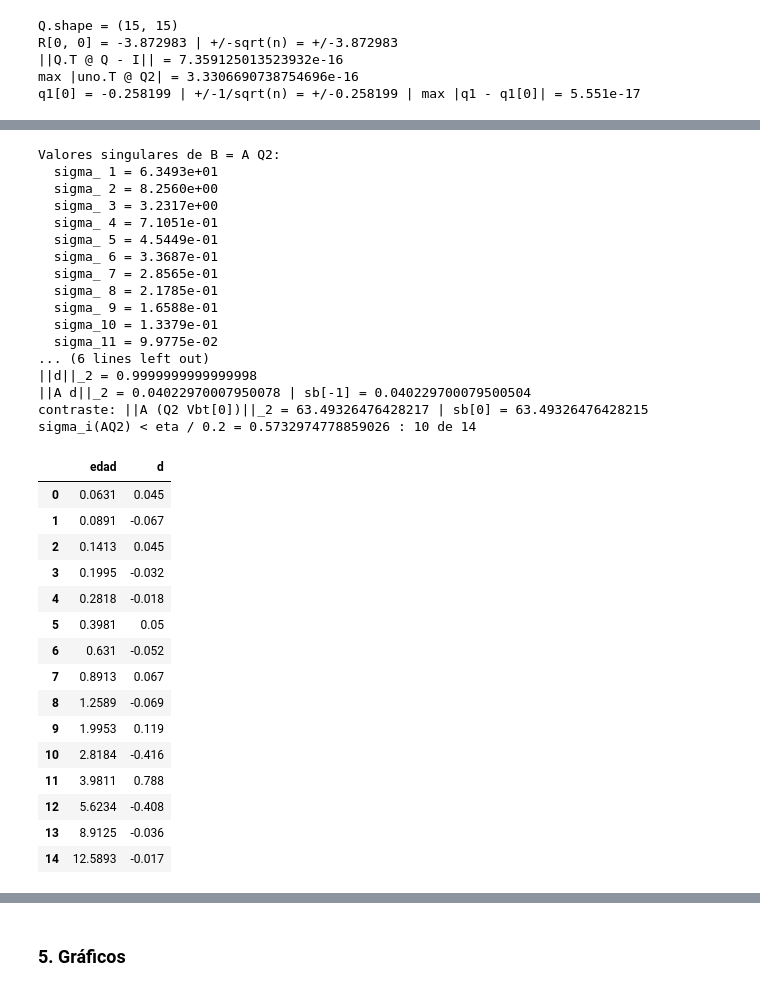
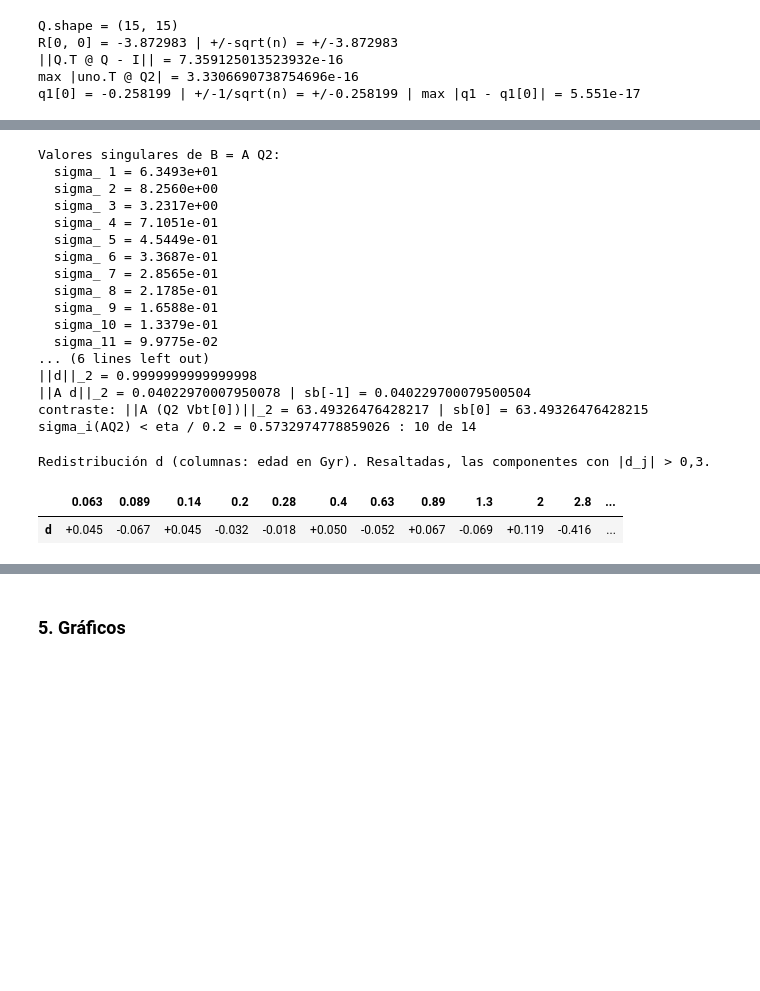
Before and after one commit to emalincic/TP2---M-todos-Num-ricos, a Jupyter notebook: Lincic_Aguilera.ipynb, the cells around one changed output, grey strips where cells are left out. Drawn from its saved outputs; the diff is of its cells as text; code cells hidden in the pictures; blank space fills up the shorter version.

```diff
--- a/Lincic_Aguilera.ipynb
+++ b/Lincic_Aguilera.ipynb
@@ -542,11 +542,37 @@ comp = pd.DataFrame({
     "error rel. (x_LS - x_real)/x_real": (x_ls - x_real) / x_real,
 })
 
-print("Por componente:")
-print(comp.to_string(index=False, float_format=lambda v: f"{v:.6g}"))
-print()
-print("Métricas globales:")
-tabla_metricas
+# Para mostrar: nombres legibles y un formato por fila (los datos de tabla_metricas no cambian)
+nombres = {
+    "||Ax - b||_2": "Residuo ‖Ax − b‖₂",
+    "||Ax - b||_2 / eta": "Residuo / η",
+    "||Ax - b|| / ||b||": "Residuo relativo ‖Ax − b‖ / ‖b‖",
+    "RMS del residuo ||Ax - b|| / sqrt(m)": "RMS del residuo",
+    "R^2 = 1 - ||Ax - b||^2 / ||b - mean(b)||^2": "R²",
+    "||Ax - b_ideal||_2": "‖Ax − b_ideal‖₂",
+    "||x - x_real|| / ||x_real||": "Error en x: ‖x − x_real‖ / ‖x_real‖",
+    "max|x - x_real|": "máx |x − x_real|",
+    "sum x": "Σ x",
+    "componentes negativas": "Componentes negativas",
+}
+formato_fila = {
+    "Residuo ‖Ax − b‖₂": "{:.4f}", "Residuo / η": "{:.4f}", "Residuo relativo ‖Ax − b‖ / ‖b‖": "{:.3%}",
+    "RMS del residuo": "{:.3g}", "R²": "{:.5f}", "‖Ax − b_ideal‖₂": "{:.3g}",
+    "Error en x: ‖x − x_real‖ / ‖x_real‖": "{:.1%}", "máx |x − x_real|": "{:.4f}",
+    "Σ x": "{:.5f}", "Componentes negativas": "{:.0f}",
+}
+vista = tabla_metricas.rename(index=nombres)
+estilo = vista.style.set_caption("Métricas globales")
+for fila, fmt in formato_fila.items():
+    estilo = estilo.format(fmt, subset=pd.IndexSlice[fila, :])
+display(estilo)
+
+display(comp.style
+        .hide(axis="index")
+        .format({"edad [Gyr]": lambda e: f"{e:.2g}" if e < 10 else f"{e:.3g}", "x_real": "{:.4f}", "x_LS": "{:.4f}",
+                 "x_LS - x_real": "{:+.4f}", "error rel. (x_LS - x_real)/x_real": "{:+.1%}"})
+        .relabel_index(["Edad [Gyr]", "x_real", "x_LS", "x_LS − x_real", "Error relativo"], axis="columns")
+        .set_caption("Por componente"))
 # %% [output]
 ||P e|| = 0.00786813184895979 | sigma*sqrt(n) = 0.00677088545990864
 amplificación del error relativo = 93.55802725897688
@@ -1536,51 +1600,43 @@ c = Vbt[-1]
 d = Q2 @ c
 # El signo de un vector singular es arbitrario: lo elijo para que la componente de mayor módulo sea positiva
 if d[np.argmax(np.abs(d))] < 0:
     d = -d
 
 print("uno.T @ d =", uno @ d)
 print("||d||_2 =", np.linalg.norm(d))
 print("||A d||_2 =", np.linalg.norm(A @ d), "| sb[-1] =", sb[-1])
 print("contraste: ||A (Q2 Vbt[0])||_2 =", np.linalg.norm(A @ (Q2 @ Vbt[0])), "| sb[0] =", sb[0])
 # Cuento las redistribuciones que con un cambio ||dx|| = 0.2 dan ||A dx|| < eta
 print("sigma_i(AQ2) < eta / 0.2 =", eta / 0.2, ":", np.sum(sb < eta / 0.2), "de", len(sb))
 
-tabla_d = pd.DataFrame({"edad": edades, "d": d.round(3)})
-tabla_d
+# Una fila con las 15 edades como columnas (en Gyr); resalto las componentes grandes de d
+etiquetas_edad = [f"{e:.2g}" if e < 10 else f"{e:.3g}" for e in edades]
+tabla_d = pd.DataFrame([d], index=["d"], columns=etiquetas_edad)
+display(tabla_d.style
+        .format("{:+.3f}")
+        .apply(lambda fila: ["background-color: rgba(255, 193, 7, 0.30); font-weight: bold" if abs(v) > 0.3 else "" for v in fila], axis=1)
+        .set_caption("Redistribución d (columnas: edad en Gyr). Resaltadas, las componentes con |d_j| > 0,3."))
 # %% [output]
 Valores singulares de B = A Q2:
   sigma_ 1 = 6.3493e+01
   sigma_ 2 = 8.2560e+00
   sigma_ 3 = 3.2317e+00
   sigma_ 4 = 7.1051e-01
   sigma_ 5 = 4.5449e-01
   sigma_ 6 = 3.3687e-01
   sigma_ 7 = 2.8565e-01
   sigma_ 8 = 2.1785e-01
   sigma_ 9 = 1.6588e-01
   sigma_10 = 1.3379e-01
   sigma_11 = 9.9775e-02
 ... (6 lines left out)
 ||d||_2 = 0.9999999999999998
 ||A d||_2 = 0.04022970007950078 | sb[-1] = 0.040229700079500504
 contraste: ||A (Q2 Vbt[0])||_2 = 63.49326476428217 | sb[0] = 63.49326476428215
 sigma_i(AQ2) < eta / 0.2 = 0.5732974778859026 : 10 de 14
+Redistribución d (columnas: edad en Gyr). Resaltadas, las componentes con |d_j| > 0,3.
-|  | edad | d |
-| 0 | 0.0631 | 0.045 |
-| 1 | 0.0891 | -0.067 |
-| 2 | 0.1413 | 0.045 |
-| 3 | 0.1995 | -0.032 |
-| 4 | 0.2818 | -0.018 |
-| 5 | 0.3981 | 0.05 |
-| 6 | 0.631 | -0.052 |
-| 7 | 0.8913 | 0.067 |
-| 8 | 1.2589 | -0.069 |
-| 9 | 1.9953 | 0.119 |
-| 10 | 2.8184 | -0.416 |
-| 11 | 3.9811 | 0.788 |
-| 12 | 5.6234 | -0.408 |
-| 13 | 8.9125 | -0.036 |
-| 14 | 12.5893 | -0.017 |
+|  | 0.063 | 0.089 | 0.14 | 0.2 | 0.28 | 0.4 | 0.63 | 0.89 | 1.3 | 2 | 2.8 | ... |
+| d | +0.045 | -0.067 | +0.045 | -0.032 | -0.018 | +0.050 | -0.052 | +0.067 | -0.069 | +0.119 | -0.416 | ... |
 # %% [markdown]
 **Resultados**
 - $\sigma_i(AQ_2)$ va de 63,5 a **0,040**: la redistribución más "visible" cambia el espectro unas **1600 veces más** que la menos visible.
```
Also changed, not shown: parts of 5 cells of this notebook.
